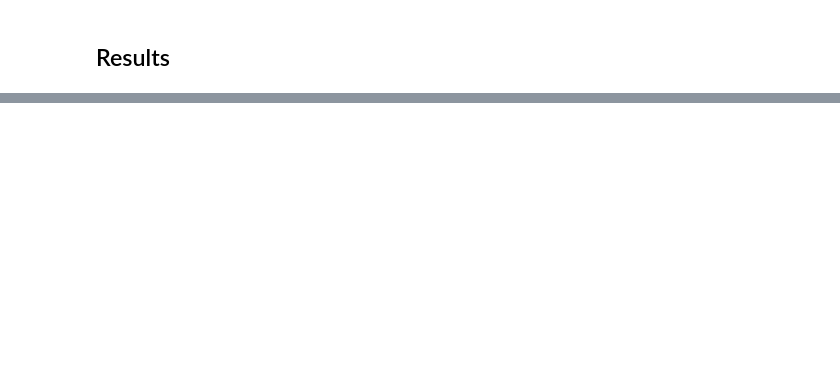
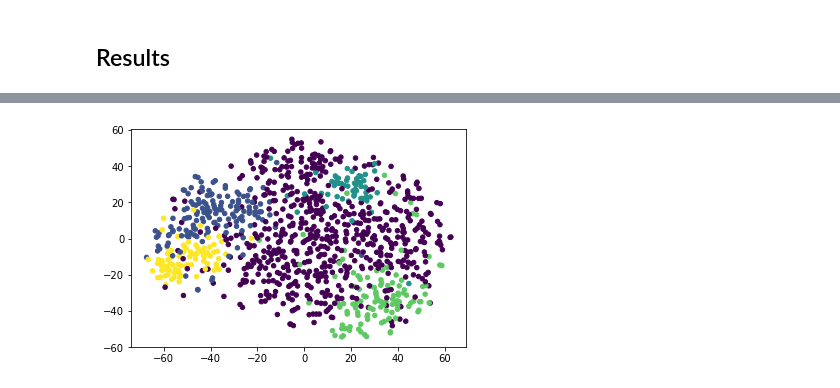
Before and after one commit to roygv/w266-recipes, a Jupyter notebook: Sent2Vec.ipynb, the cells around one changed output, grey strips where cells are left out. Drawn from its saved outputs; the diff is of its cells as text; code cells hidden in the pictures; blank space fills up the shorter version.

Commit message:
added last touches to sent2vec and added tsne code

```diff
--- a/Sent2Vec.ipynb
+++ b/Sent2Vec.ipynb
@@ -192,0 +341,26 @@ plotly.iplot(fig)
+# %%
+print "Run Y = tsne.tsne(X, no_dims, perplexity) to perform t-SNE on your dataset."
+print "Running example on 2,500 MNIST digits..."
+
+X=np.array(v[:1000])
+# Pick the 10 post popular categoties
+cats=[u'Main Dishes',u'Desserts',u'Side Dishes',u'Appetizers and Snacks',\
+        u'Drinks',u'Soups, Stews and Chili',u'Salad Recipes',u'Pasta by Shape',u'Cookies',\
+        u'Chicken Breasts',u'Bread Recipes',u'Soup',u'Other',u'Fruit Recipes']
+labels=[]
+for recipe in categories:
+    found=None
+    for cat in recipe:
+        if cat in cats:
+            found=cat
+            continue
+    if found is None:
+        found=u'Other'
+    labels.append(found)
+labels=np.array(labels)
+labels=labels[:1000]
+l=[cats.index(l) for l in labels]
+
+Y = tsne.tsne(X, 2, 50, 20.0);
+Plot.scatter(Y[:,0], Y[:,1], 20, labels);
+Plot.show();
@@ -192,0 +386,21 @@ plotly.iplot(fig)
+# %%
+cats=[u'Other', u'Desserts',u'Salad Recipes', u'Soups, Stews and Chili',u'Bread Recipes']#,,u'Appetizers and Snacks',]
+labels=[]
+for recipe in categories:
+    found=None
+    for cat in recipe:
+        if cat in cats:
+            found=cat
+            continue
+    if found is None:
+        found=u'Other'
+    labels.append(found)
+labels=np.array(labels)
+labels=labels[:1000]
+#print labels[:5]
+#print cats.index(u'Desserts')
+l=[cats.index(l) for l in labels]
+Plot.scatter(Y[:,0], Y[:,1], 20, l);
+Plot.show();
+# %% [output]
+[figure, added]
```
Also changed, not shown: parts of 25 cells of this notebook, 4 other files.
